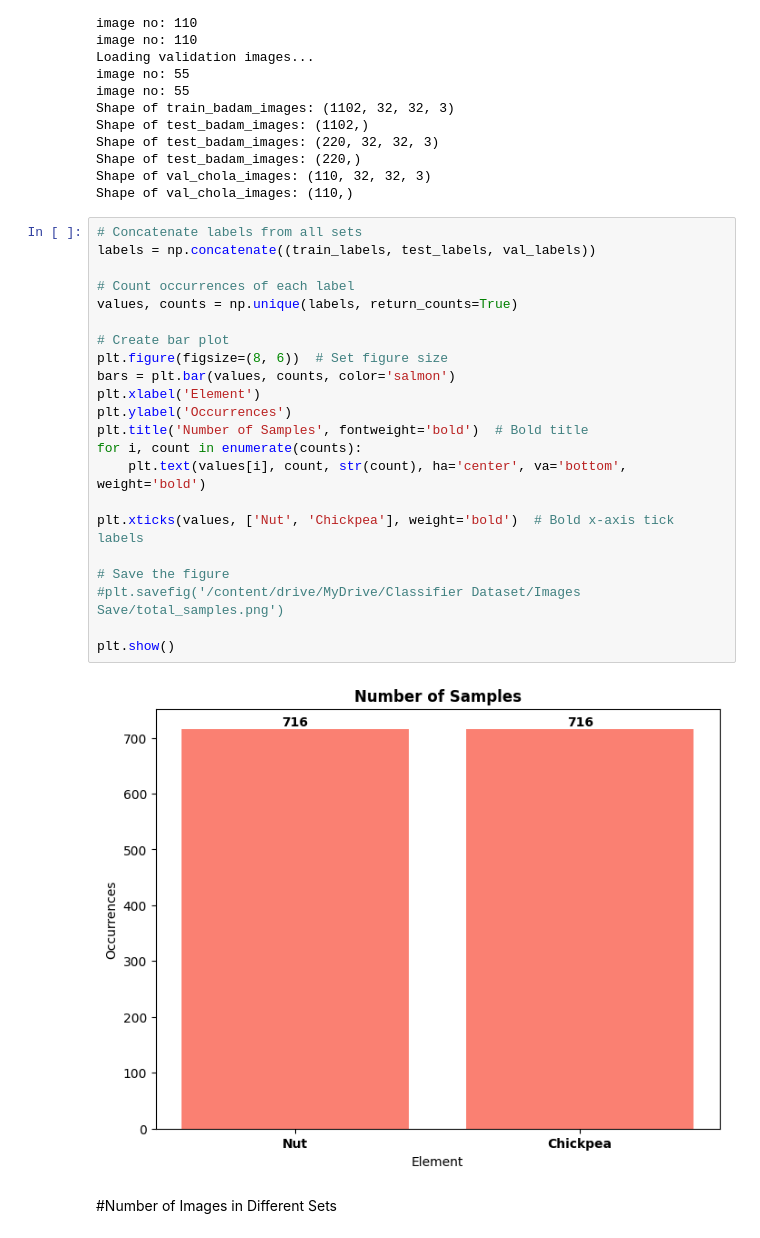
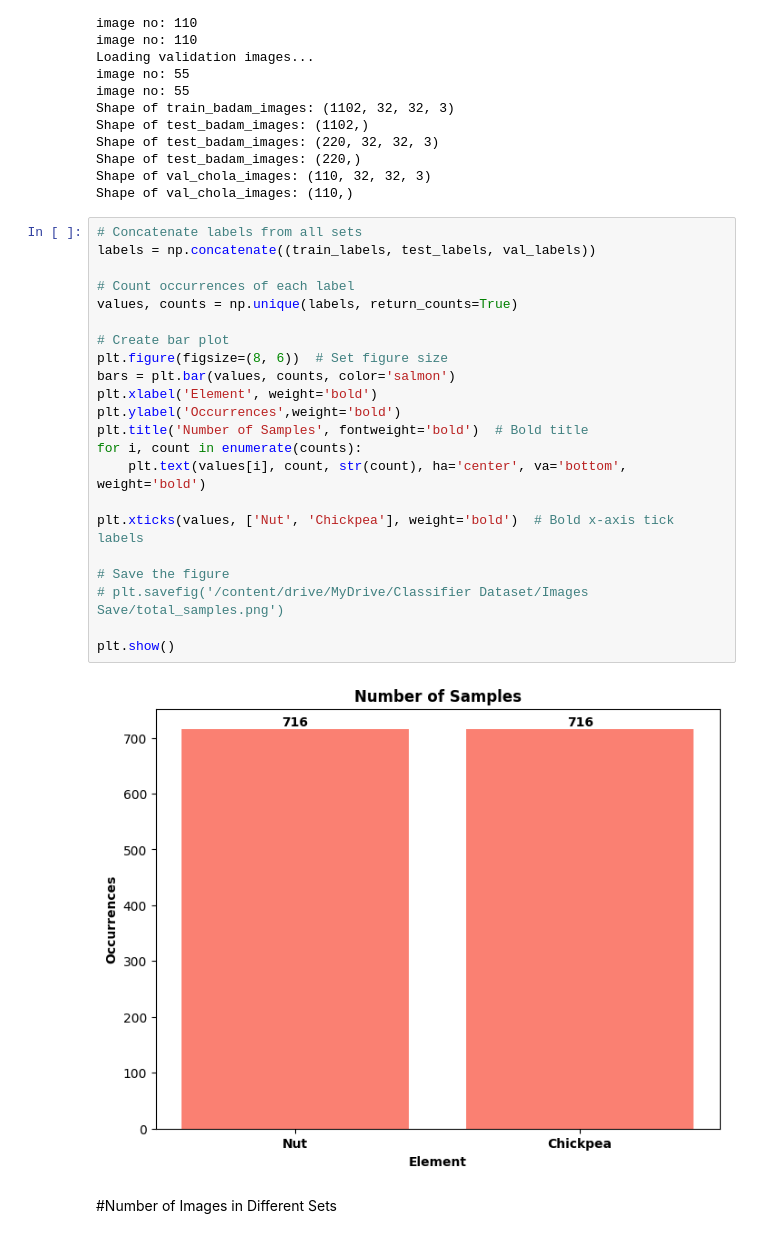
Before and after one commit to ForhanShahriarFahim/Artificial-Intelligence-Lab, a Jupyter notebook: Group_9_Assignment_04.ipynb, the cells around one changed output. Drawn from its saved outputs; the diff is of its cells as text.

```diff
--- a/Group_9_Assignment_04.ipynb
+++ b/Group_9_Assignment_04.ipynb
@@ -124,27 +124,27 @@ Shape of val_chola_images: (110,)
 # %%
 # Concatenate labels from all sets
 labels = np.concatenate((train_labels, test_labels, val_labels))
 
 # Count occurrences of each label
 values, counts = np.unique(labels, return_counts=True)
 
 # Create bar plot
 plt.figure(figsize=(8, 6))  # Set figure size
 bars = plt.bar(values, counts, color='salmon')
-plt.xlabel('Element')
-plt.ylabel('Occurrences')
+plt.xlabel('Element', weight='bold')
+plt.ylabel('Occurrences',weight='bold')
 plt.title('Number of Samples', fontweight='bold')  # Bold title
 for i, count in enumerate(counts):
     plt.text(values[i], count, str(count), ha='center', va='bottom', weight='bold')
 
 plt.xticks(values, ['Nut', 'Chickpea'], weight='bold')  # Bold x-axis tick labels
 
 # Save the figure
-#plt.savefig('/content/drive/MyDrive/Classifier Dataset/Images Save/total_samples.png')
+# plt.savefig('/content/drive/MyDrive/Classifier Dataset/Images Save/total_samples.png')
 
 plt.show()
 # %% [output]
-[figure, old version]
+[figure, new version]
 # %% [markdown]
 #Number of Images in Different Sets
 # %%
```
Also changed, not shown: parts of 2 cells of this notebook.
